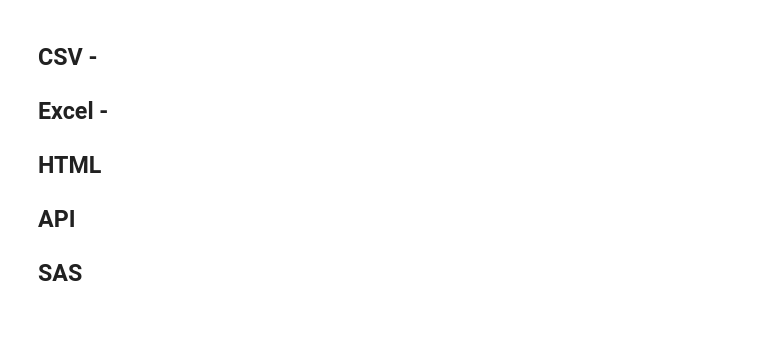
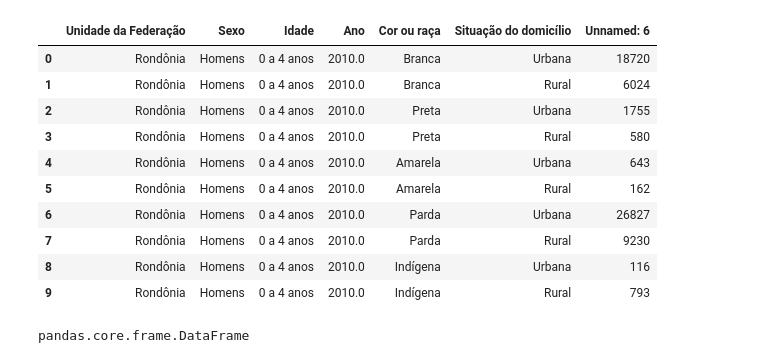
Before and after one commit to pyladiespb-org/python-dados-narrativas, a Jupyter notebook: notebooks/1_contexto.ipynb, the cells around one changed output. Saved outputs shown, nothing was run; the diff lists cells and outputs as text; code cells hidden in the pictures; blank space fills up the shorter version.

```diff
--- a/notebooks/1_contexto.ipynb
+++ b/notebooks/1_contexto.ipynb
@@ -51,0 +57,3 @@ url = 'http://repositorio.dados.gov.br/educacao/CADASTRO_MATRICULAS_REGIAO_NORDE
+# %%
+url = 'https://raw.githubusercontent.com/pyladiespb-org/minicurso-analise-descritiva-dados-abertos/master/data/populacao/populacao_genero_cor_2010.csv'
+url
@@ -52,3 +66,2 @@ url = 'http://repositorio.dados.gov.br/educacao/CADASTRO_MATRICULAS_REGIAO_NORDE
 # %%
-educacao_basica = pd.read_csv(filepath_or_buffer=url, delimiter=';', header=11, encoding = "ISO-8859-1")
-educacao_basica.head()
+populacao = pd.read_csv(url, delimiter=';', header=2)
@@ -70,6 +68,18 @@ SyntaxError: invalid syntax (<ipython-input-5-0e1d07623c8d>, line 3)
-# %% [markdown]
-## CSV -
-## Excel -
-## HTML
-## API
-## SAS
+# %%
+populacao.head(10)
+# %% [output]
+|  | Unidade da Federação | Sexo | Idade | Ano | Cor ou raça | Situação do domicílio | Unnamed: 6 |
+| 0 | Rondônia | Homens | 0 a 4 anos | 2010.0 | Branca | Urbana | 18720 |
+| 1 | Rondônia | Homens | 0 a 4 anos | 2010.0 | Branca | Rural | 6024 |
+| 2 | Rondônia | Homens | 0 a 4 anos | 2010.0 | Preta | Urbana | 1755 |
+| 3 | Rondônia | Homens | 0 a 4 anos | 2010.0 | Preta | Rural | 580 |
+| 4 | Rondônia | Homens | 0 a 4 anos | 2010.0 | Amarela | Urbana | 643 |
+| 5 | Rondônia | Homens | 0 a 4 anos | 2010.0 | Amarela | Rural | 162 |
+| 6 | Rondônia | Homens | 0 a 4 anos | 2010.0 | Parda | Urbana | 26827 |
+| 7 | Rondônia | Homens | 0 a 4 anos | 2010.0 | Parda | Rural | 9230 |
+| 8 | Rondônia | Homens | 0 a 4 anos | 2010.0 | Indígena | Urbana | 116 |
+| 9 | Rondônia | Homens | 0 a 4 anos | 2010.0 | Indígena | Rural | 793 |
+# %%
+type(populacao)
+# %% [output]
+pandas.core.frame.DataFrame
```
Also changed, not shown: parts of 32 cells of this notebook.
